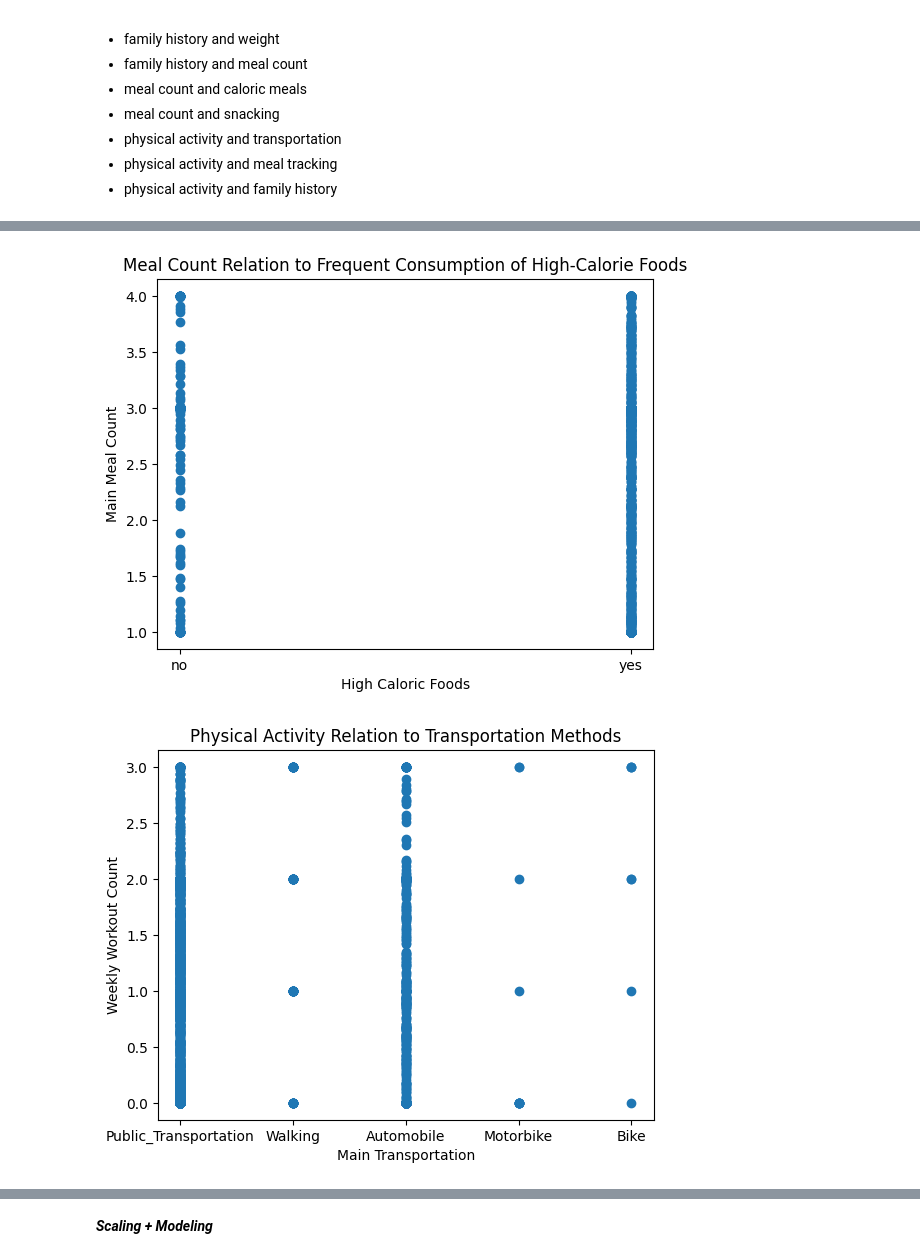
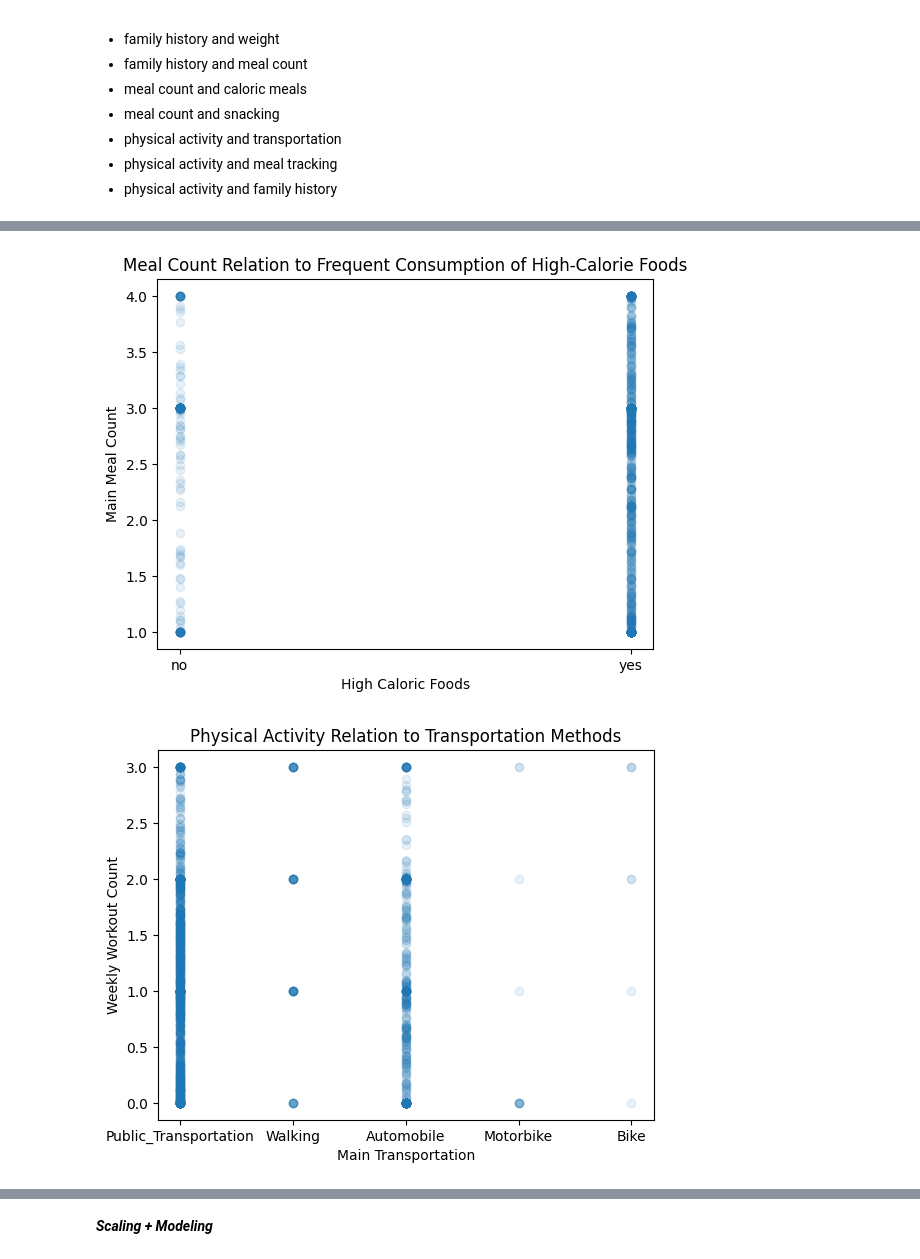
Before and after one commit to joliebao/TCS-Data-Science-Obesity, a Jupyter notebook: TCS_DataScience_Obesity.ipynb, the cells around one changed output, grey strips where cells are left out. Cells and saved outputs as stored; diff of their text form; code cells hidden in the pictures.

```diff
--- a/TCS_DataScience_Obesity.ipynb
+++ b/TCS_DataScience_Obesity.ipynb
@@ -522,19 +522,19 @@ plt.show()
 # %%
-plt.scatter(df['FAVC'], df['NCP'])
+plt.scatter(df['FAVC'], df['NCP'], alpha = 0.1)
 plt.xlabel("High Caloric Foods")
 plt.ylabel("Main Meal Count")
 plt.title("Meal Count Relation to Frequent Consumption of High-Calorie Foods")
 plt.show()
 # %% [output]
-[figure, old version]
+[figure, new version]
 # %%
-plt.scatter(df['MTRANS'], df['FAF'])
+plt.scatter(df['MTRANS'], df['FAF'], alpha = 0.1)
 plt.xlabel("Main Transportation")
 plt.ylabel("Weekly Workout Count")
 plt.title("Physical Activity Relation to Transportation Methods")
 plt.show()
 
 # Automobiles and public transportation seem much more accessible
 # %% [output]
-[figure, old version]
+[figure, new version]
 # %%
```
Also changed, not shown: parts of 24 cells of this notebook.
